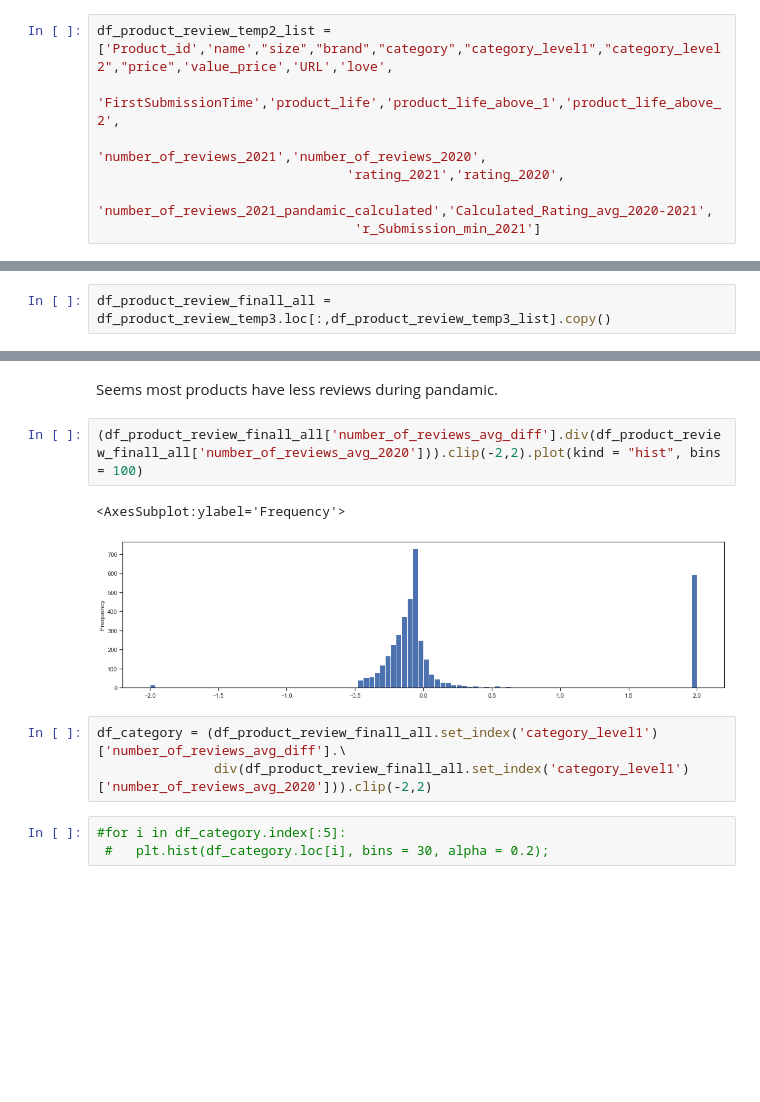
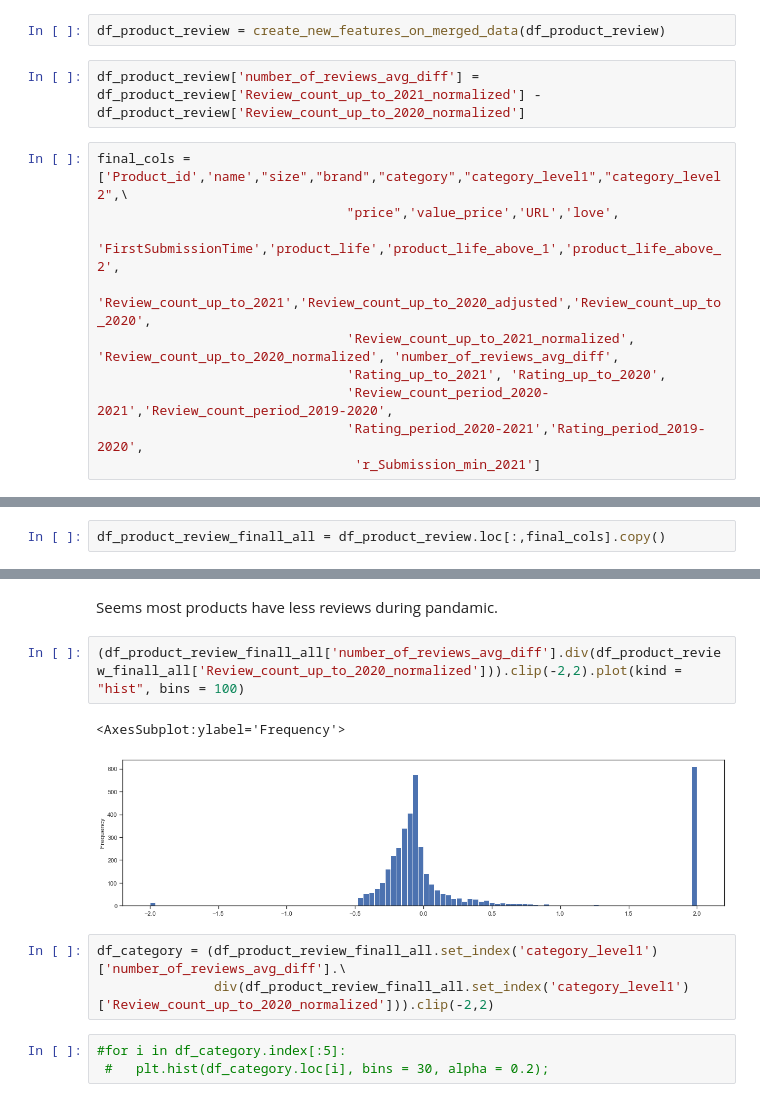
Before and after one commit to einslulu/Sephora_Review_Analysis, a Jupyter notebook: Data_Manipulation_and_Analysis.ipynb, the cells around one changed output, grey strips where cells are left out. Cells and saved outputs as stored; diff of their text form; blank space fills up the shorter version.

```diff
--- a/Data_Manipulation_and_Analysis.ipynb
+++ b/Data_Manipulation_and_Analysis.ipynb
@@ -393,7 +445,14 @@ df_product_review_temp1['number_of_reviews_2021_pandamic_calculated'] = df_produ
+# %%
+df_product_review = create_new_features_on_merged_data(df_product_review)
+# %%
+df_product_review['number_of_reviews_avg_diff'] = df_product_review['Review_count_up_to_2021_normalized'] - df_product_review['Review_count_up_to_2020_normalized']
 # %%
-df_product_review_temp2_list = ['Product_id','name',"size","brand","category","category_level1","category_level2","price",'value_price','URL','love',
+final_cols = ['Product_id','name',"size","brand","category","category_level1","category_level2",\
+                                "price",'value_price','URL','love',
                                 'FirstSubmissionTime','product_life','product_life_above_1','product_life_above_2',
-                                'number_of_reviews_2021','number_of_reviews_2020',
-                                'rating_2021','rating_2020',
-                                'number_of_reviews_2021_pandamic_calculated','Calculated_Rating_avg_2020-2021',
+                                'Review_count_up_to_2021','Review_count_up_to_2020_adjusted','Review_count_up_to_2020',
+                                'Review_count_up_to_2021_normalized', 'Review_count_up_to_2020_normalized', 'number_of_reviews_avg_diff',
+                                'Rating_up_to_2021', 'Rating_up_to_2020',
+                                'Review_count_period_2020-2021','Review_count_period_2019-2020',
+                                'Rating_period_2020-2021','Rating_period_2019-2020',
                                  'r_Submission_min_2021']
@@ -446,2 +459,2 @@ df_product_review_temp3_list = ['Product_id','name',"size","brand","category","c
 # %%
-df_product_review_finall_all = df_product_review_temp3.loc[:,df_product_review_temp3_list].copy()
+df_product_review_finall_all = df_product_review.loc[:,final_cols].copy()
@@ -501,13 +495,13 @@ df_product_review_finall_all['number_of_reviews_avg_diff'].plot(kind = "hist")
 # %% [markdown]
 Seems most products have less reviews during pandamic.
 # %%
-(df_product_review_finall_all['number_of_reviews_avg_diff'].div(df_product_review_finall_all['number_of_reviews_avg_2020'])).clip(-2,2).plot(kind = "hist", bins = 100)
+(df_product_review_finall_all['number_of_reviews_avg_diff'].div(df_product_review_finall_all['Review_count_up_to_2020_normalized'])).clip(-2,2).plot(kind = "hist", bins = 100)
 # %% [output]
 <AxesSubplot:ylabel='Frequency'>
-[figure, old version]
+[figure, new version]
 # %%
 df_category = (df_product_review_finall_all.set_index('category_level1')['number_of_reviews_avg_diff'].\
-               div(df_product_review_finall_all.set_index('category_level1')['number_of_reviews_avg_2020'])).clip(-2,2)
+               div(df_product_review_finall_all.set_index('category_level1')['Review_count_up_to_2020_normalized'])).clip(-2,2)
 # %%
 #for i in df_category.index[:5]:
  #   plt.hist(df_category.loc[i], bins = 30, alpha = 0.2);
```
Also changed, not shown: parts of 236 cells of this notebook.
